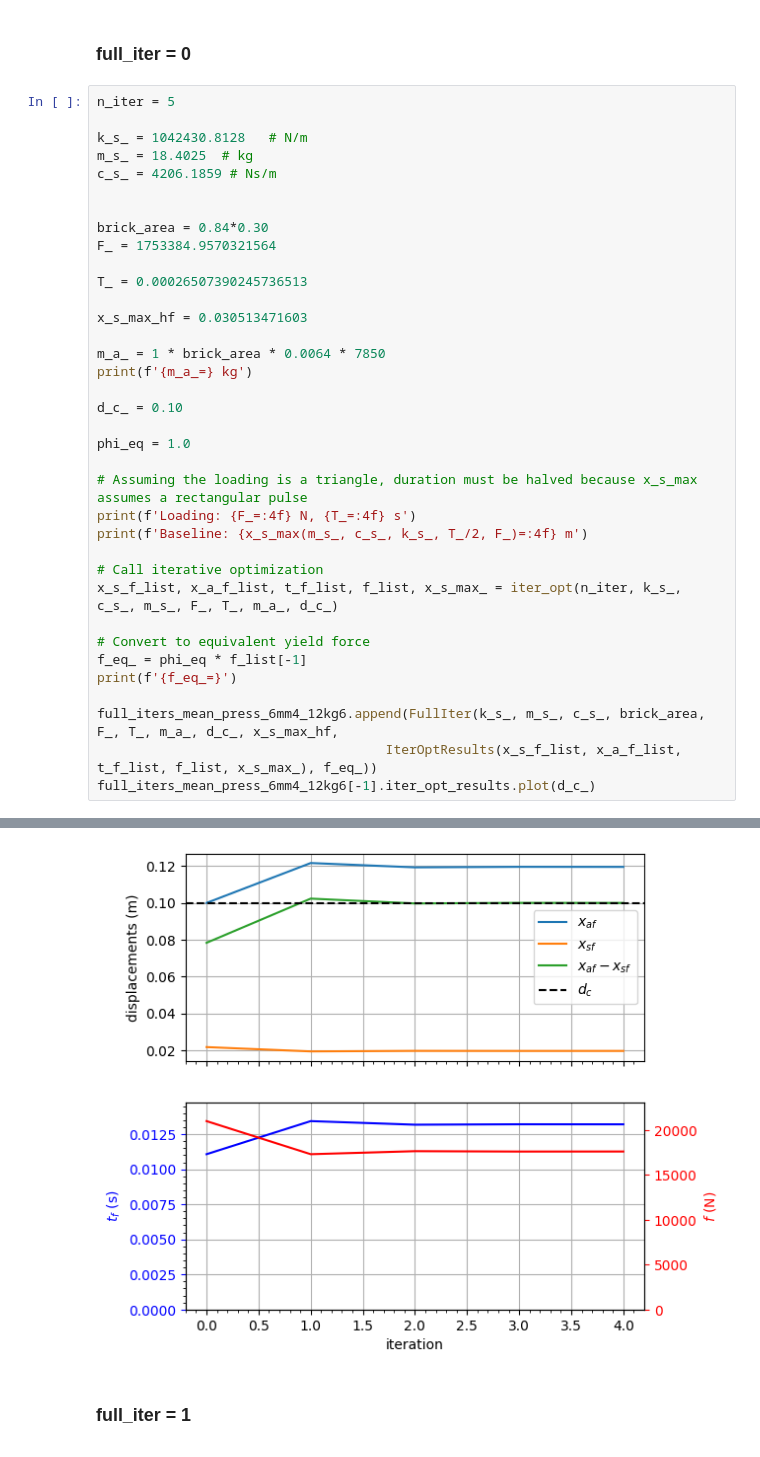
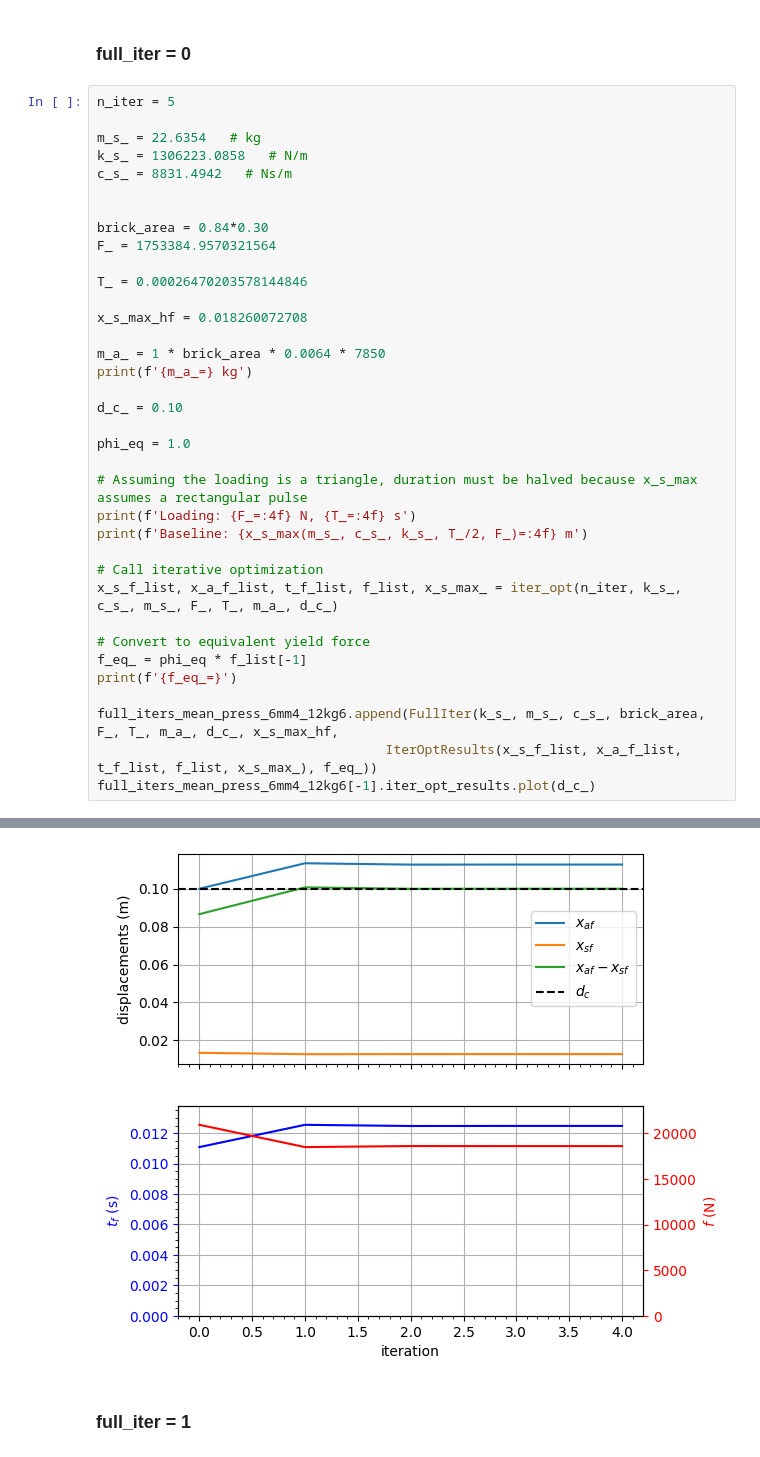
Before and after one commit to carloshernangarrido/optimization_simple_plastic, a Jupyter notebook: old/analytic.ipynb, the cells around one changed output, grey strips where cells are left out. Cells and saved outputs as stored; diff of their text form.

```diff
--- a/analytic.ipynb
+++ b/old/analytic.ipynb
@@ -1157,17 +1157,17 @@ full_iters_mean_press_6mm4_12kg6 = []
 # %%
 n_iter = 5
 
-k_s_ = 1042430.8128   # N/m
-m_s_ = 18.4025  # kg
-c_s_ = 4206.1859 # Ns/m
+m_s_ = 22.6354   # kg
+k_s_ = 1306223.0858   # N/m
+c_s_ = 8831.4942   # Ns/m
 
 
 brick_area = 0.84*0.30
 F_ = 1753384.9570321564
 
-T_ = 0.00026507390245736513
+T_ = 0.00026470203578144846
 
-x_s_max_hf = 0.030513471603
+x_s_max_hf = 0.018260072708
 
 m_a_ = 1 * brick_area * 0.0064 * 7850
 print(f'{m_a_=} kg')
@@ -1203,4 +1203,4 @@ f_eq_=17598.50869974403
-[figure, old version]
+[figure, new version]
 # %% [markdown]
 ### full_iter = 1
 # %%
```
Also changed, not shown: parts of 4 cells of this notebook, 28 other files.
